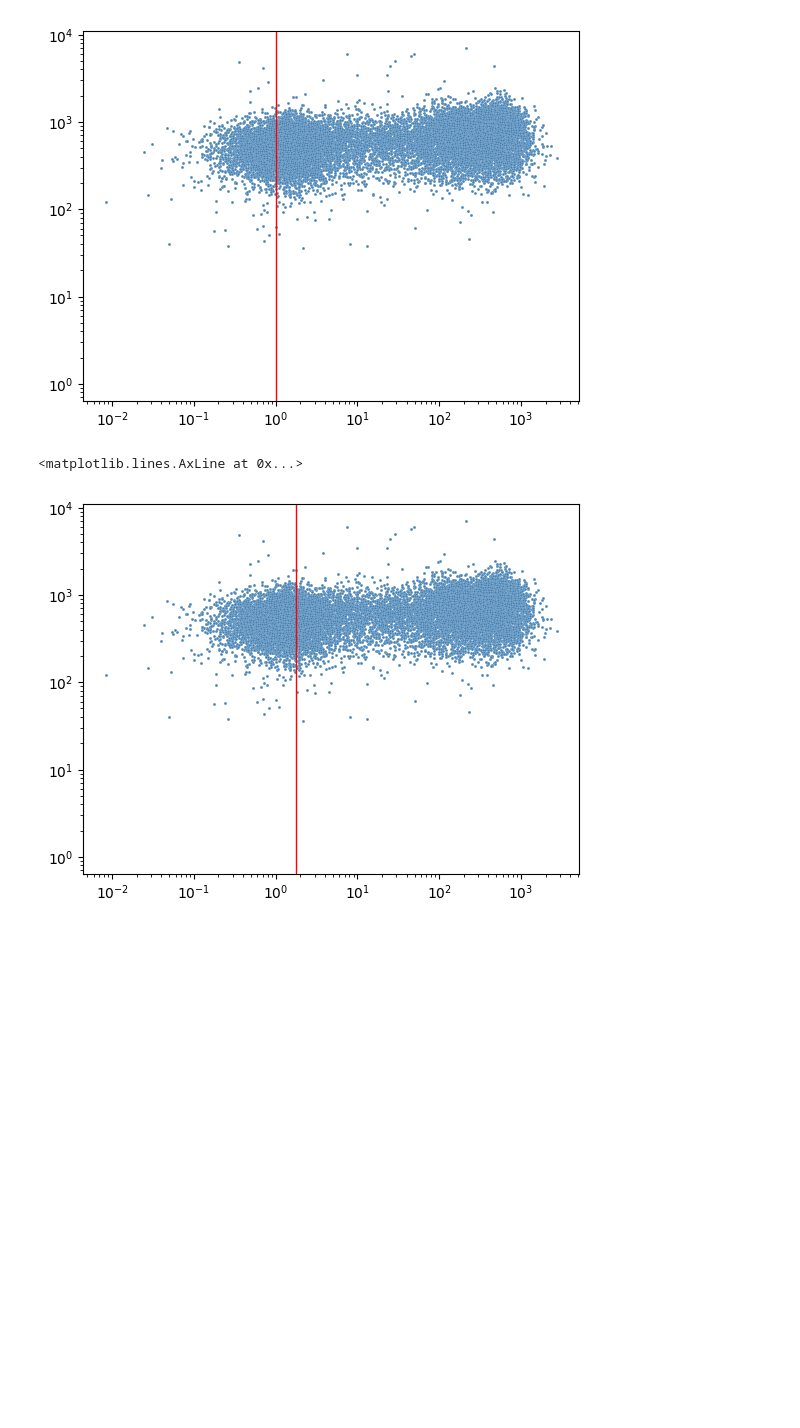
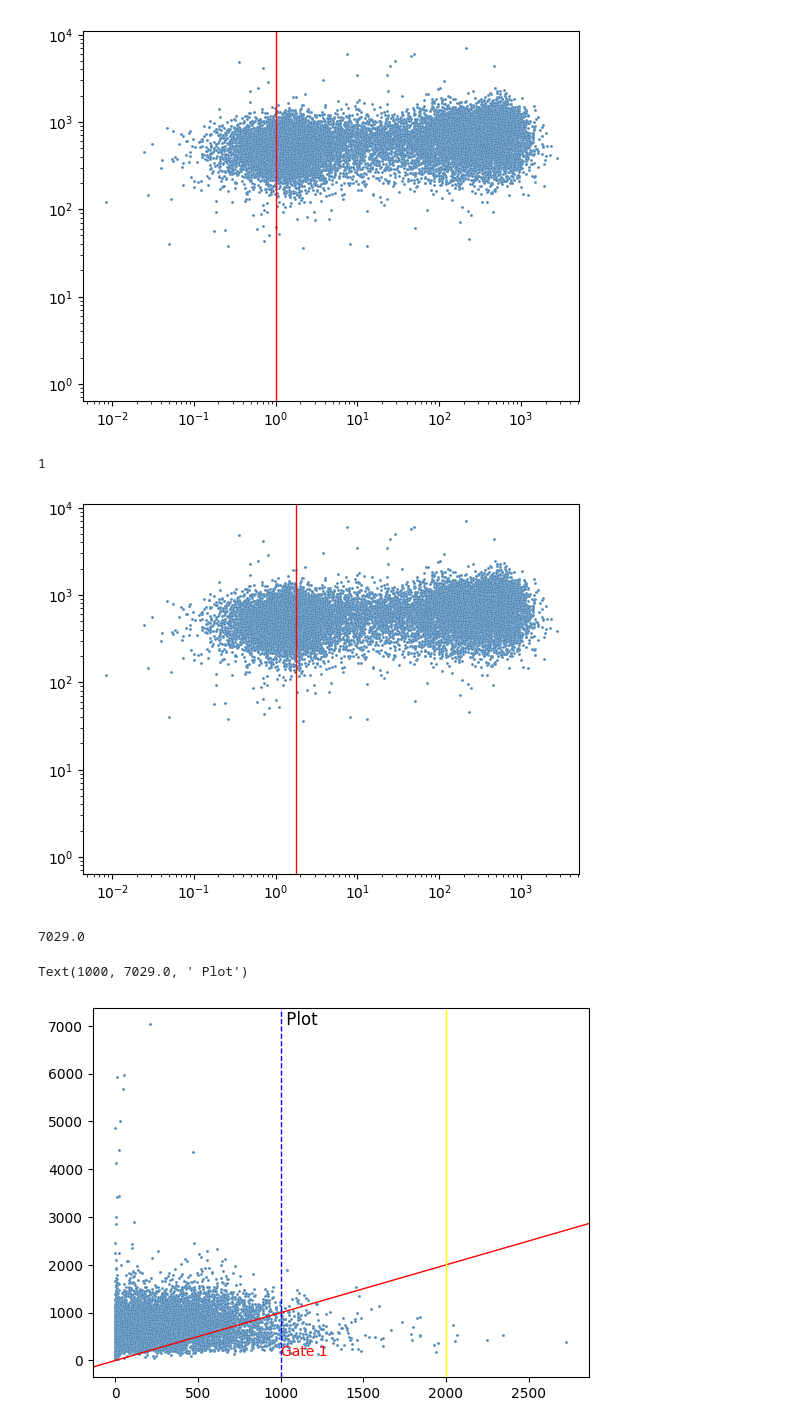
Before and after one commit to melonora/napari-cell-gater, a Jupyter notebook: testing_log_scatter.ipynb, the cells around one changed output. Saved outputs shown, nothing was run; the diff lists cells and outputs as text; code cells hidden in the pictures; blank space fills up the shorter version.

Commit message:
added reference line function

```diff
--- a/testing_log_scatter.ipynb
+++ b/testing_log_scatter.ipynb
@@ -251,6 +253,31 @@ ax.set_xscale("log")
 ax.set_yscale("log")
 
 ax.axline(xy1=(1.7801469516291881,0), xy2=(1.7801469516291881,1), color="red", lw=1)
+
+print(len(ax.lines))
 # %% [output]
-<matplotlib.lines.AxLine at 0x...>
+1
 [figure]
+# %%
+y_data.max()
+# %% [output]
+7029.0
+# %%
+fig, ax = plt.subplots()
+ax.scatter(
+    x=x_data, y=y_data,
+    color="steelblue",
+    ec="white",
+    lw=0.1, alpha=1.0,
+    s=80000 / int(df.shape[0]),
+)
+
+ax.axline(xy1=(0, 0), xy2=(1000,1000), color="red", lw=1)
+ax.axline(xy1=(2000, 0), xy2=(2000,1000), color="yellow", lw=1)
+ax.axline(xy1=(1000, 0), xy2=(1000,1000), color="blue", lw=1, ls="--")
+
+ax.text(x=1000, y=100, s="Gate 1", color="red")
+ax.text(x=1000 , y=y_data.max(), s=f" Plot", fontsize=12)
+# %% [output]
+Text(1000, 7029.0, ' Plot')
+[figure, added]
```
Also changed, not shown: parts of 2 cells of this notebook, 1 other file.
